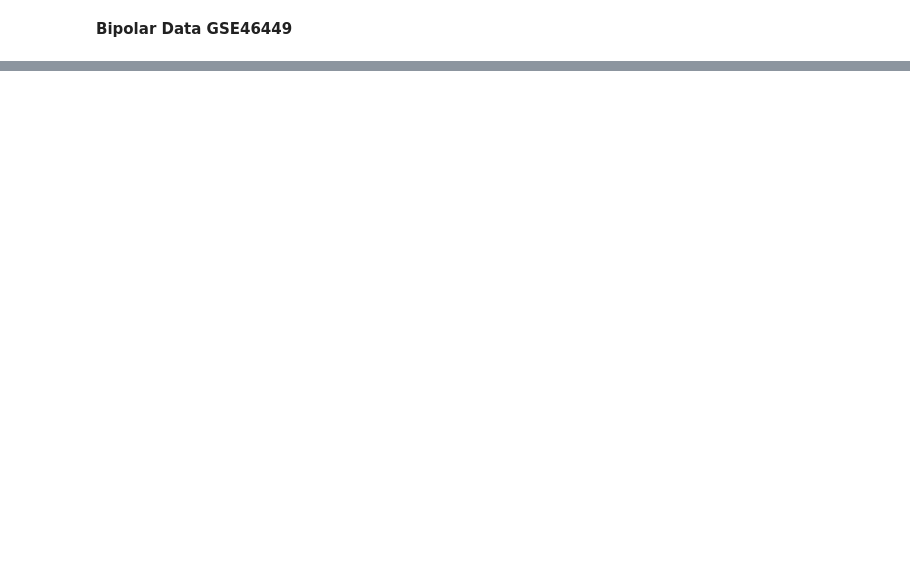
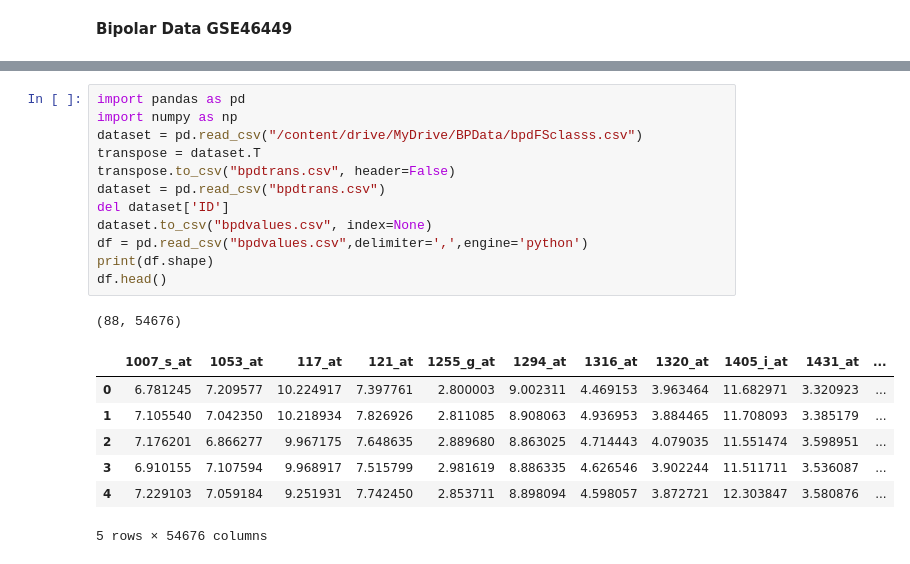
Before and after one commit to SaralaMuthu/Learntocode, a Jupyter notebook: BPDFS_SNRGA.ipynb, the cells around one changed output, grey strips where cells are left out. Drawn from its saved outputs; the diff is of its cells as text; blank space fills up the shorter version.

```diff
--- a/BPDFS_SNRGA.ipynb
+++ b/BPDFS_SNRGA.ipynb
@@ -218,3 +292,24 @@ Stage-4
 85
 Stage-5
 ['1007_s_at', '1053_at', '117_at', '121_at', '1255_g_at', '1294_at', '1316_at', '1320_at', '1405_i_at', '1431_at', '1438_at', '1487_at', '1494_f_at', '1552256_a_at', '1552257_a_at', '1552258_at', '155 ...
+# %%
+import pandas as pd
+import numpy as np
+dataset = pd.read_csv("/content/drive/MyDrive/BPData/bpdFSclasss.csv")
+transpose = dataset.T
+transpose.to_csv("bpdtrans.csv", header=False)
+dataset = pd.read_csv("bpdtrans.csv")
+del dataset['ID']
+dataset.to_csv("bpdvalues.csv", index=None)
+df = pd.read_csv("bpdvalues.csv",delimiter=',',engine='python')
+print(df.shape)
+df.head()
+# %% [output]
+(88, 54676)
+|  | 1007_s_at | 1053_at | 117_at | 121_at | 1255_g_at | 1294_at | 1316_at | 1320_at | 1405_i_at | 1431_at | ... |
+| 0 | 6.781245 | 7.209577 | 10.224917 | 7.397761 | 2.800003 | 9.002311 | 4.469153 | 3.963464 | 11.682971 | 3.320923 | ... |
+| 1 | 7.105540 | 7.042350 | 10.218934 | 7.826926 | 2.811085 | 8.908063 | 4.936953 | 3.884465 | 11.708093 | 3.385179 | ... |
+| 2 | 7.176201 | 6.866277 | 9.967175 | 7.648635 | 2.889680 | 8.863025 | 4.714443 | 4.079035 | 11.551474 | 3.598951 | ... |
+| 3 | 6.910155 | 7.107594 | 9.968917 | 7.515799 | 2.981619 | 8.886335 | 4.626546 | 3.902244 | 11.511711 | 3.536087 | ... |
+| 4 | 7.229103 | 7.059184 | 9.251931 | 7.742450 | 2.853711 | 8.898094 | 4.598057 | 3.872721 | 12.303847 | 3.580876 | ... |
+5 rows × 54676 columns
```
Also changed, not shown: parts of 8 cells of this notebook.
